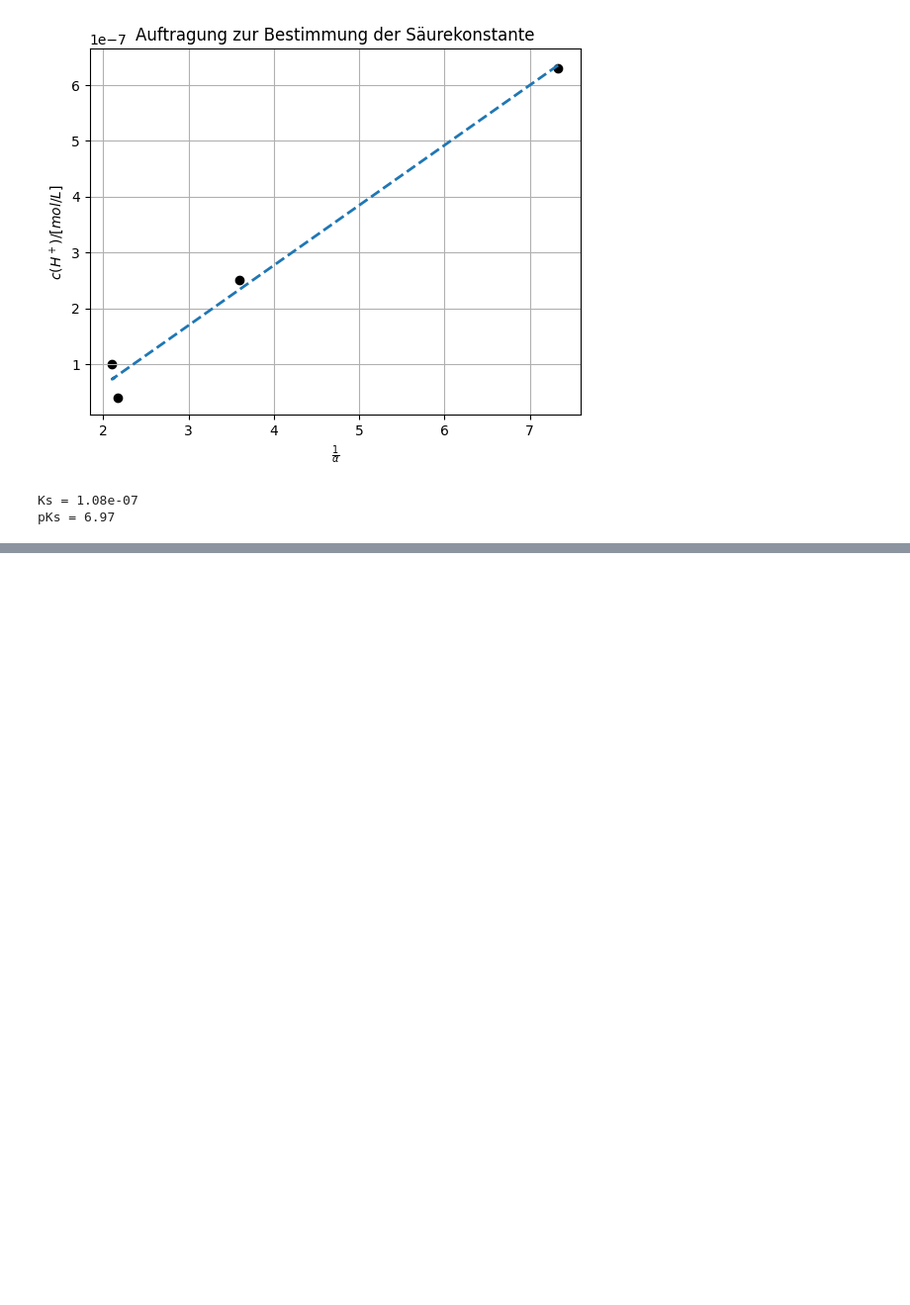
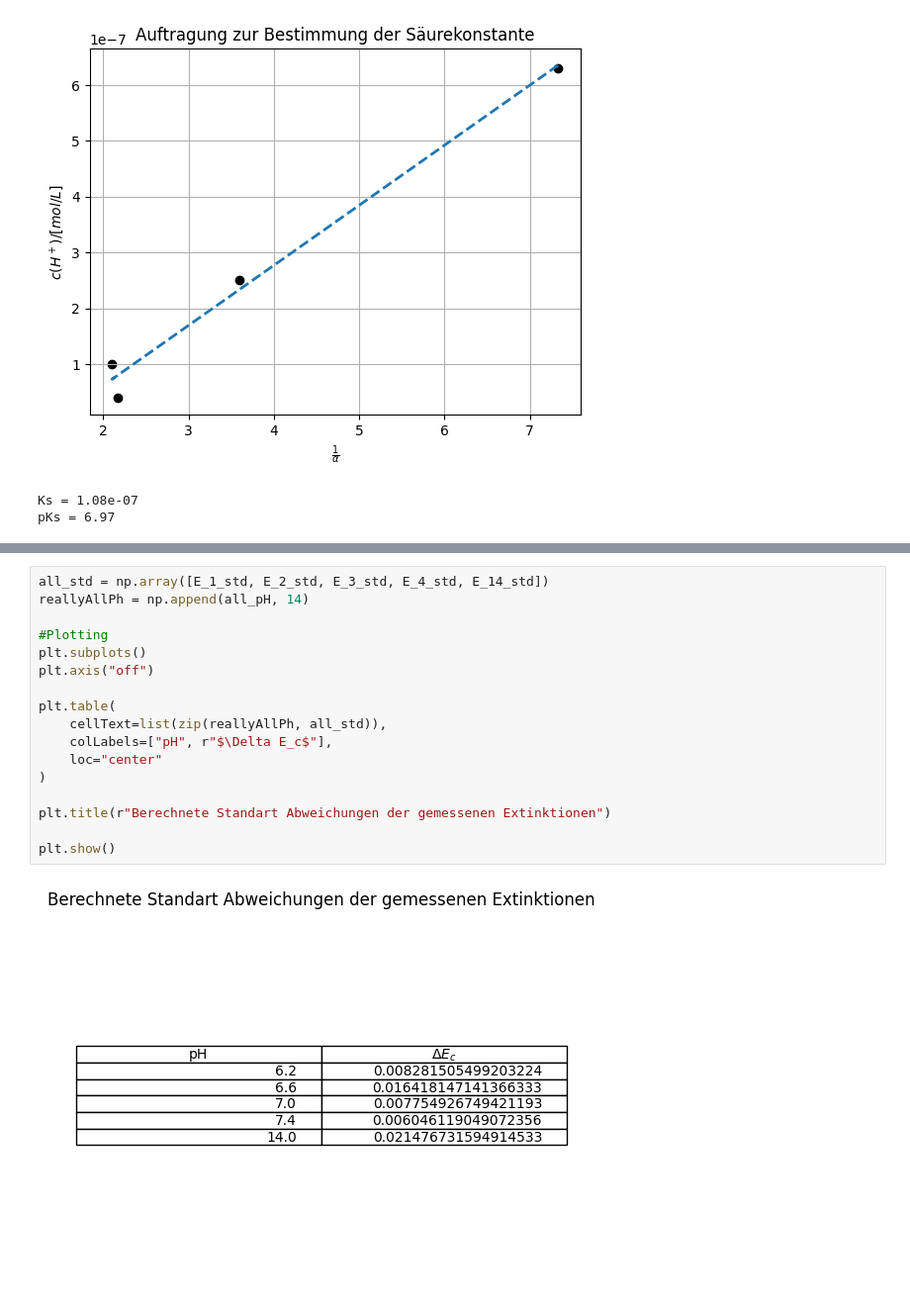
Before and after one commit to HansoTell/Computercafe, a Jupyter notebook: V6J/V6.ipynb, the cells around one changed output, grey strips where cells are left out. Shown at 99% size. Drawn from its saved outputs; the diff is of its cells as text; blank space fills up the shorter version.

```diff
--- a/V6J/V6.ipynb
+++ b/V6J/V6.ipynb
@@ -688,0 +698,19 @@ pKs = 6.97
+# %%
+all_std = np.array([E_1_std, E_2_std, E_3_std, E_4_std, E_14_std])
+reallyAllPh = np.append(all_pH, 14)
+
+#Plotting
+plt.subplots()
+plt.axis("off")
+
+plt.table(
+    cellText=list(zip(reallyAllPh, all_std)),
+    colLabels=["pH", r"$\Delta E_c$"],
+    loc="center"
+)
+
+plt.title(r"Berechnete Standart Abweichungen der gemessenen Extinktionen")
+
+plt.show()
+# %% [output]
+[figure, added]
```
Also changed, not shown: parts of 8 cells of this notebook, 1 other file.
